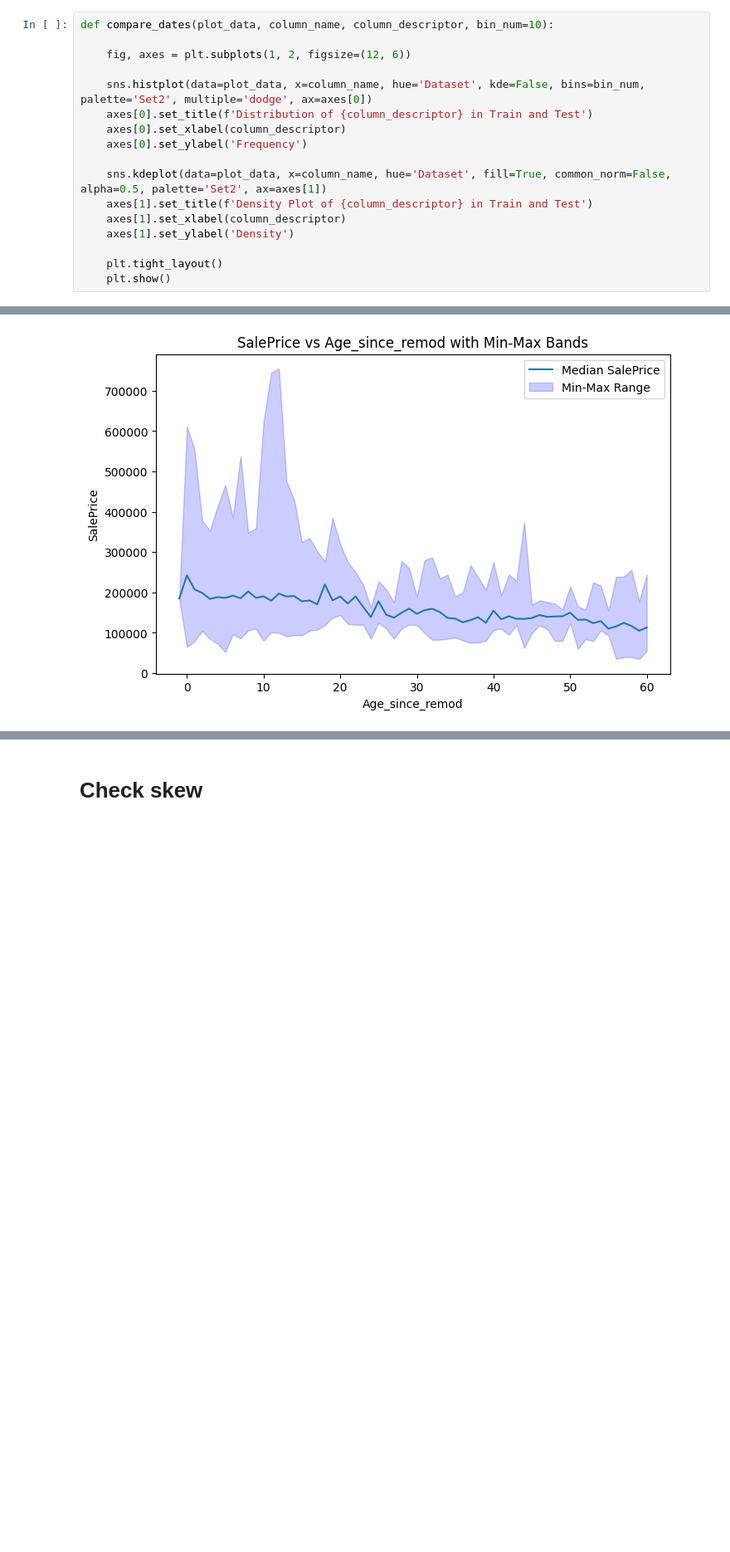
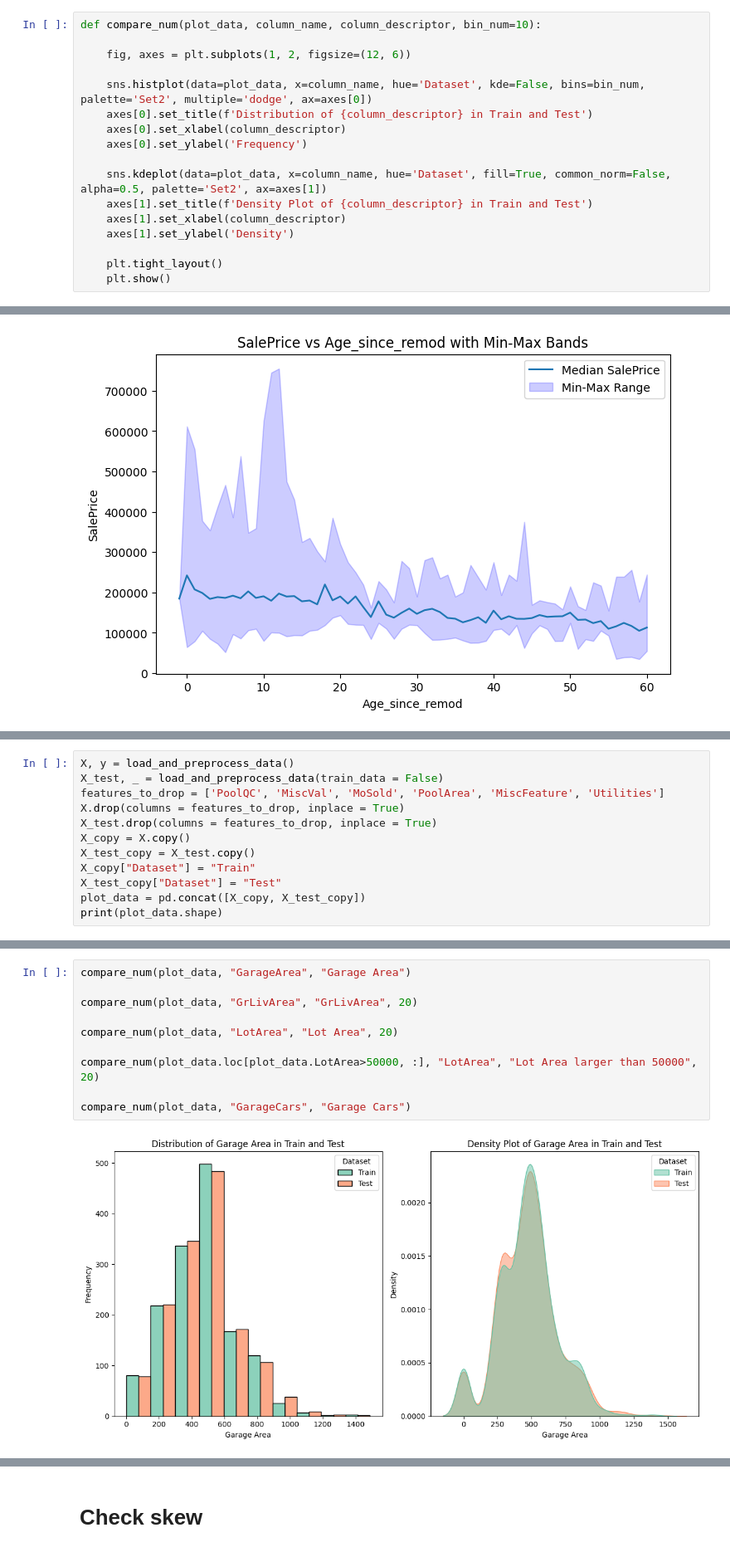
Before and after one commit to abhivij/housing_price_prediction, a Jupyter notebook: housing-price-prediction-part-2-exploratory.ipynb, the cells around one changed output, grey strips where cells are left out. Shown at 83% size. Saved outputs shown, nothing was run; the diff lists cells and outputs as text; blank space fills up the shorter version.

```diff
--- a/housing-price-prediction-part-2-exploratory.ipynb
+++ b/housing-price-prediction-part-2-exploratory.ipynb
@@ -163,7 +160,7 @@ X_test.loc[[2127, 2577], ["YearBuilt", "YearRemodAdd", "GarageYrBlt", "GarageTyp
 | 2127 | 1910 | 1983 | 1983.0 | Detchd |
 | 2577 | 1923 | 1999 | 1999.0 | Detchd |
 # %%
-def compare_dates(plot_data, column_name, column_descriptor, bin_num=10):
+def compare_num(plot_data, column_name, column_descriptor, bin_num=10):
 
     fig, axes = plt.subplots(1, 2, figsize=(12, 6))
 
@@ -1220,0 +1229,12 @@ plt.show()
+# %%
+X, y = load_and_preprocess_data()
+X_test, _ = load_and_preprocess_data(train_data = False)
+features_to_drop = ['PoolQC', 'MiscVal', 'MoSold', 'PoolArea', 'MiscFeature', 'Utilities']
+X.drop(columns = features_to_drop, inplace = True)
+X_test.drop(columns = features_to_drop, inplace = True)
+X_copy = X.copy()
+X_test_copy = X_test.copy()
+X_copy["Dataset"] = "Train"
+X_test_copy["Dataset"] = "Test"
+plot_data = pd.concat([X_copy, X_test_copy])
+print(plot_data.shape)
@@ -1220,0 +1269,12 @@ plt.show()
+# %%
+compare_num(plot_data, "GarageArea", "Garage Area")
+
+compare_num(plot_data, "GrLivArea", "GrLivArea", 20)
+
+compare_num(plot_data, "LotArea", "Lot Area", 20)
+
+compare_num(plot_data.loc[plot_data.LotArea>50000, :], "LotArea", "Lot Area larger than 50000", 20)
+
+compare_num(plot_data, "GarageCars", "Garage Cars")
+# %% [output]
+[figure, added]
```
Also changed, not shown: parts of 19 cells of this notebook, 2 other files.
